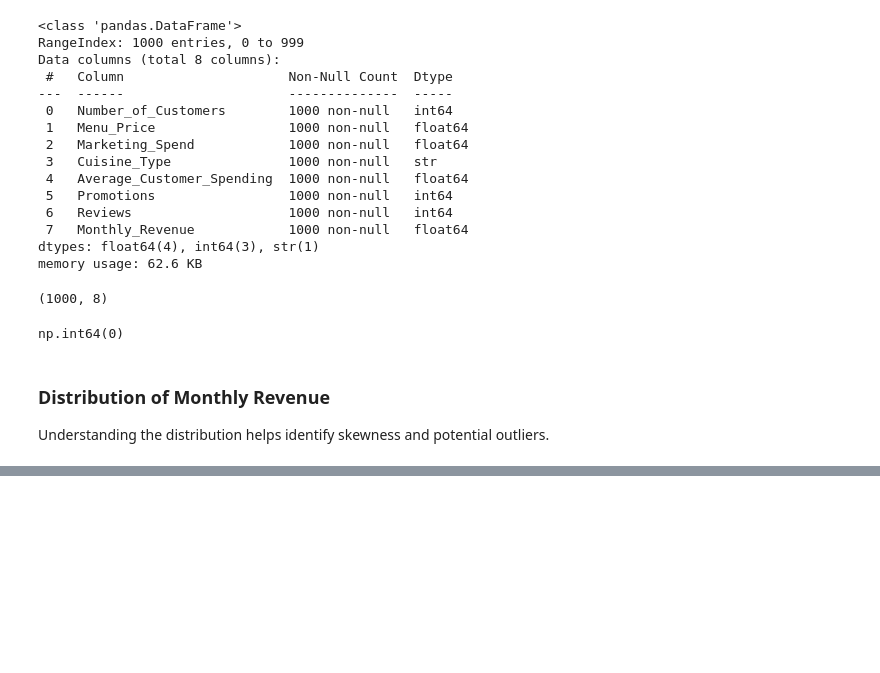
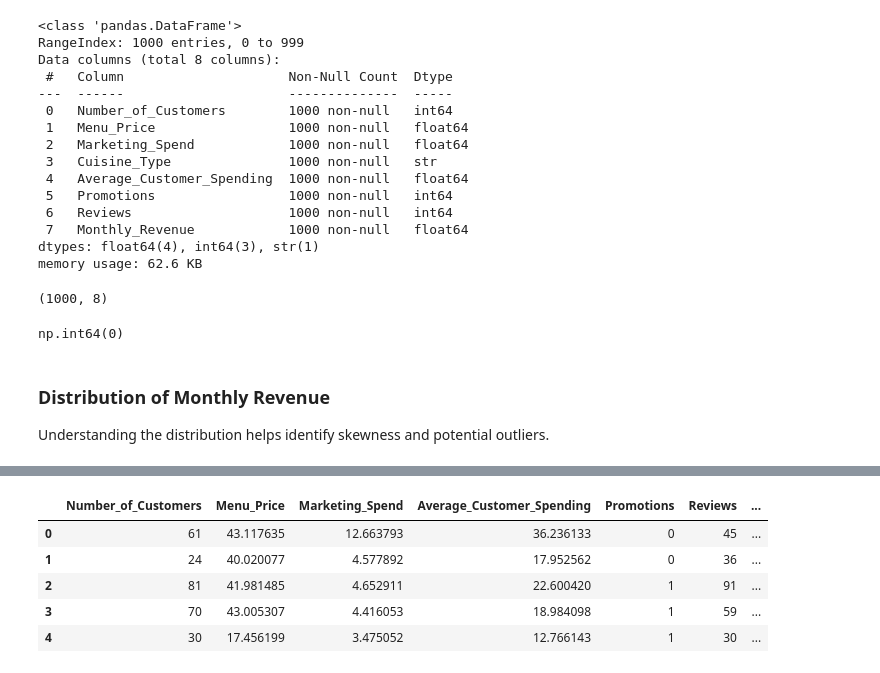
Before and after one commit to noureldinislam19/Machine-Learning-Portfolio, a Jupyter notebook: Restaurant Monthly Revenue Prediction/Restaurant Monthly Revenue Prediction.ipynb, the cells around one changed output, grey strips where cells are left out. Saved outputs shown, nothing was run; the diff lists cells and outputs as text; code cells hidden in the pictures; blank space fills up the shorter version.

```diff
--- a/Restaurant Monthly Revenue Prediction/Restaurant Monthly Revenue Prediction.ipynb
+++ b/Restaurant Monthly Revenue Prediction/Restaurant Monthly Revenue Prediction.ipynb
@@ -81,0 +134,11 @@ Peak was in range [200,300] Month
+# %%
+df = pd.get_dummies(df, columns=["Cuisine_Type"], drop_first=True)
+# %%
+df.head()
+# %% [output]
+|  | Number_of_Customers | Menu_Price | Marketing_Spend | Average_Customer_Spending | Promotions | Reviews | ... |
+| 0 | 61 | 43.117635 | 12.663793 | 36.236133 | 0 | 45 | ... |
+| 1 | 24 | 40.020077 | 4.577892 | 17.952562 | 0 | 36 | ... |
+| 2 | 81 | 41.981485 | 4.652911 | 22.600420 | 1 | 91 | ... |
+| 3 | 70 | 43.005307 | 4.416053 | 18.984098 | 1 | 59 | ... |
+| 4 | 30 | 17.456199 | 3.475052 | 12.766143 | 1 | 30 | ... |
```
Also changed, not shown: parts of 8 cells of this notebook.
